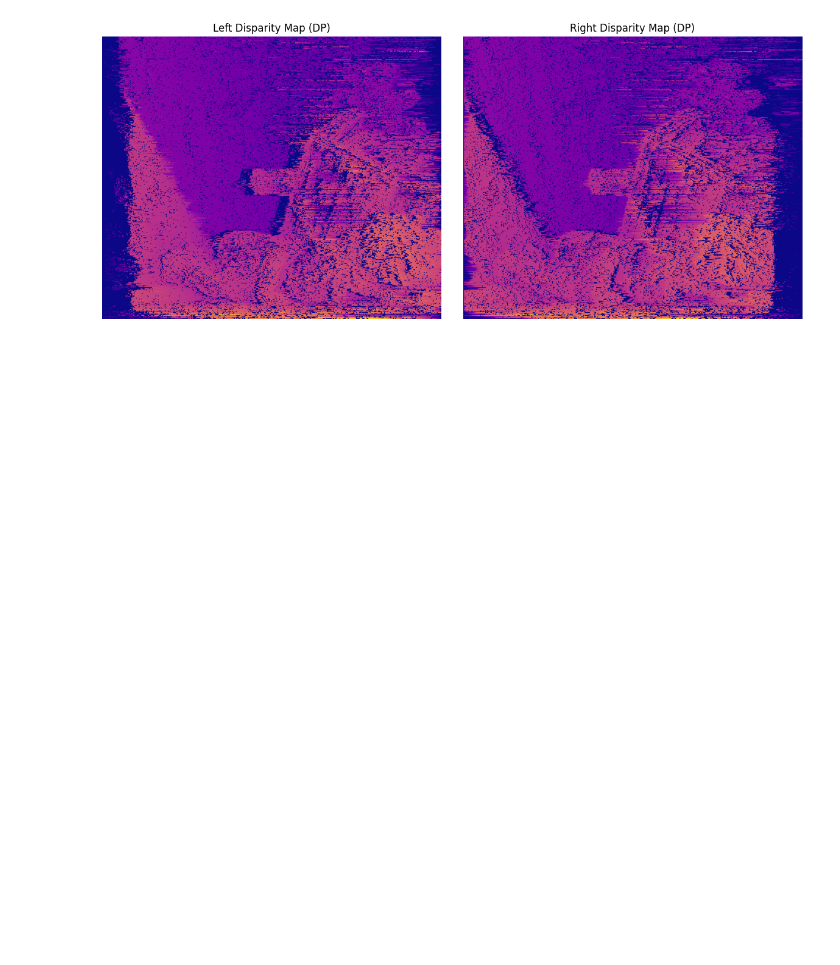
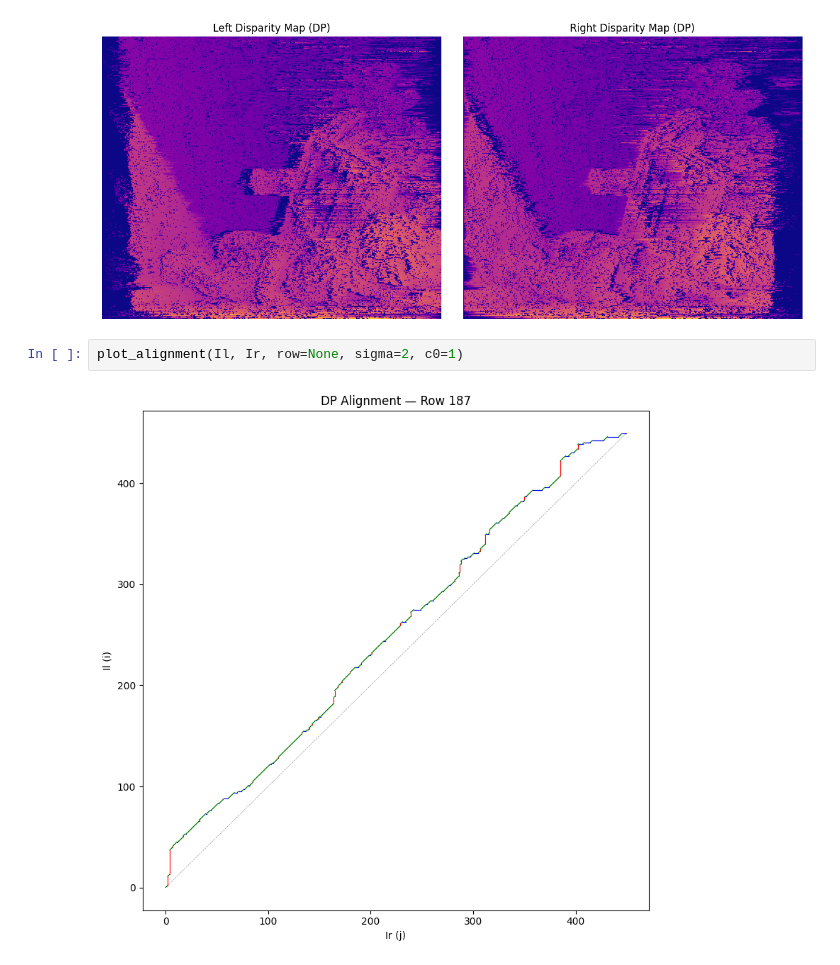
Before and after one commit to m-shalll/Computer-Vision-Projects, a Jupyter notebook: Project 3/dynamic_programming.ipynb, the cells around one changed output. Saved outputs shown, nothing was run; the diff lists cells and outputs as text; blank space fills up the shorter version.

```diff
--- a/Project 3/dynamic_programming.ipynb
+++ b/Project 3/dynamic_programming.ipynb
@@ -150,3 +227,7 @@ plt.savefig("disparity_dp.png", dpi=150)
 plt.show()
 # %% [output]
 [figure]
+# %%
+plot_alignment(Il, Ir, row=None, sigma=2, c0=1)
+# %% [output]
+[figure, added]
```
Also changed, not shown: parts of 13 cells of this notebook, 2 other files.
